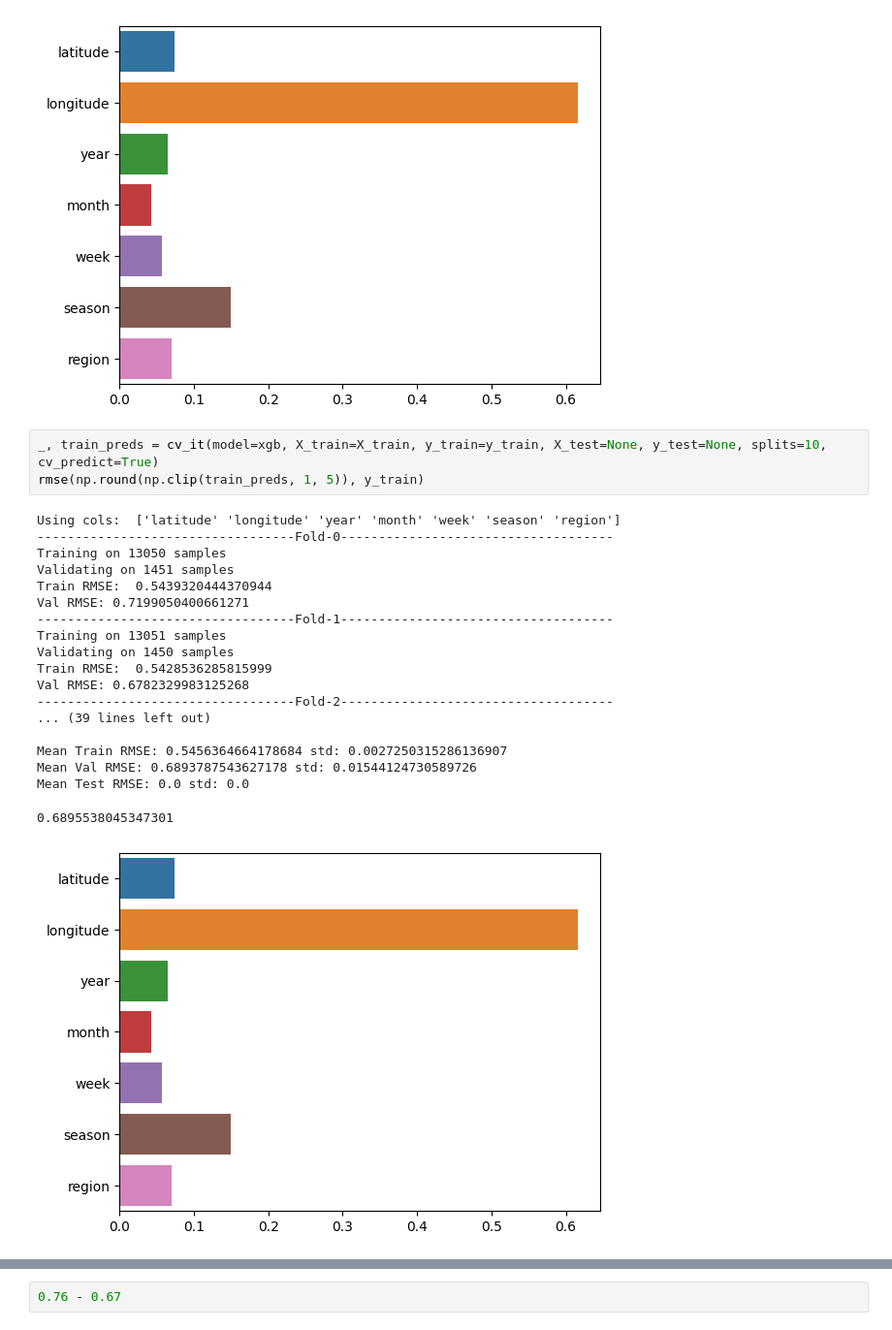
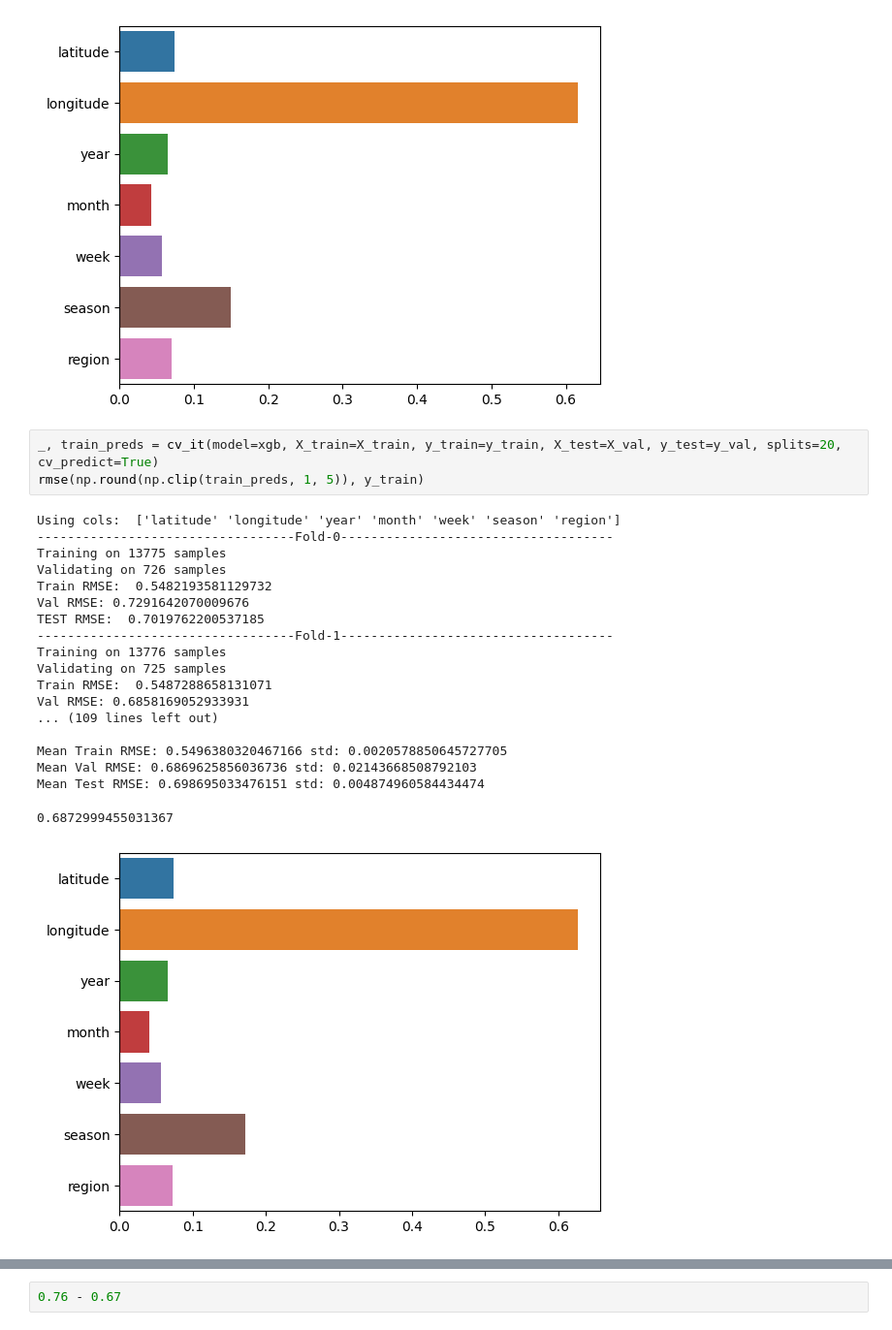
Before and after one commit to k-loki/Algal-bloom-Identification, a Jupyter notebook: notebooks/mt_data_again.ipynb, the cells around one changed output, grey strips where cells are left out. Shown at 97% size. Saved outputs shown, nothing was run; the diff lists cells and outputs as text.

```diff
--- a/notebooks/mt_data_again.ipynb
+++ b/notebooks/mt_data_again.ipynb
@@ -435,28 +435,28 @@ Mean Val RMSE: 0.6893787543627178 std: 0.01544124730589726
 Mean Test RMSE: nan std: nan
 [figure]
 # %%
-_, train_preds = cv_it(model=xgb, X_train=X_train, y_train=y_train, X_test=None, y_test=None, splits=10, cv_predict=True)
+_, train_preds = cv_it(model=xgb, X_train=X_train, y_train=y_train, X_test=X_val, y_test=y_val, splits=20, cv_predict=True)
 rmse(np.round(np.clip(train_preds, 1, 5)), y_train)
 # %% [output]
 Using cols:  ['latitude' 'longitude' 'year' 'month' 'week' 'season' 'region']
 ----------------------------------Fold-0------------------------------------
-Training on 13050 samples
-Validating on 1451 samples
-Train RMSE:  0.5439320444370944
-Val RMSE: 0.7199050400661271
+Training on 13775 samples
+Validating on 726 samples
+Train RMSE:  0.5482193581129732
+Val RMSE: 0.7291642070009676
+TEST RMSE:  0.7019762200537185
 ----------------------------------Fold-1------------------------------------
-Training on 13051 samples
-Validating on 1450 samples
-Train RMSE:  0.5428536285815999
-Val RMSE: 0.6782329983125268
-----------------------------------Fold-2------------------------------------
-... (39 lines left out)
+Training on 13776 samples
+Validating on 725 samples
+Train RMSE:  0.5487288658131071
+Val RMSE: 0.6858169052933931
+... (109 lines left out)
 
-Mean Train RMSE: 0.5456364664178684 std: 0.0027250315286136907
-Mean Val RMSE: 0.6893787543627178 std: 0.01544124730589726
-Mean Test RMSE: 0.0 std: 0.0
+Mean Train RMSE: 0.5496380320467166 std: 0.0020578850645727705
+Mean Val RMSE: 0.6869625856036736 std: 0.02143668508792103
+Mean Test RMSE: 0.698695033476151 std: 0.004874960584434474
-0.6895538045347301
+0.6872999455031367
-[figure, old version]
+[figure, new version]
 # %%
 analyize_matches(y_train, np.round(np.clip(train_preds, 1, 5)))
 # %% [output]
```
Also changed, not shown: parts of 1 cell of this notebook.
